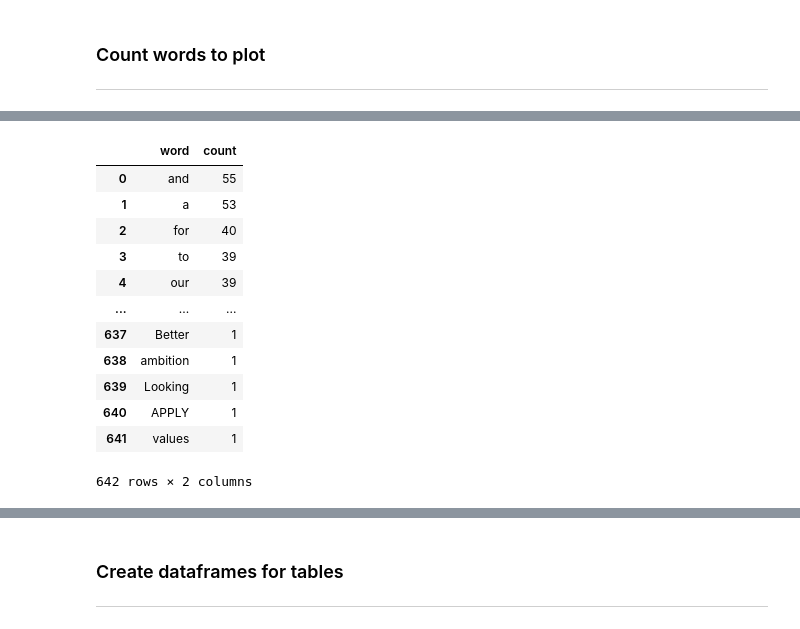
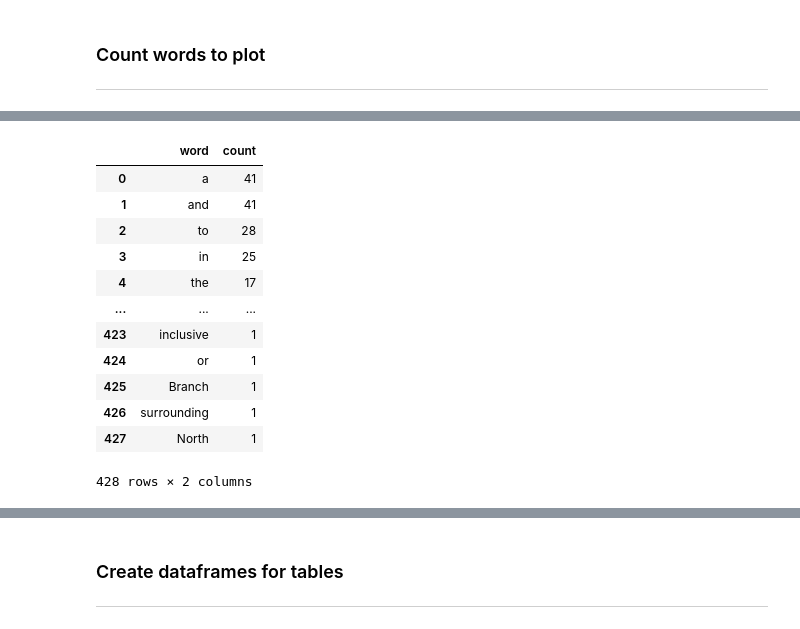
Before and after one commit to jonowood/Project_3, a Jupyter notebook: Webscraper Clean - Jon-checkpoint.ipynb, the cells around one changed output, grey strips where cells are left out. Cells and saved outputs as stored; diff of their text form; code cells hidden in the pictures.

```diff
--- a/Webscraper Clean - Jon-checkpoint.ipynb
+++ b/Webscraper Clean - Jon-checkpoint.ipynb
@@ -177,7 +158,6 @@ engineering_df
 # create word count for each job type
 # word cloud
 # count, tally and describe words in short_description
-# job_field = ['construction', 'engineering', 'healthcare-medical', 'sales', 'jobs-in-community-services-development']
 
 
 # construction
@@ -191,44 +171,44 @@ construction_count = (construction_df['short_description'].str.split(expand=True
 engineering_count = (engineering_df['short_description'].str.split(expand=True)
               .stack()
               .value_counts()
               .rename_axis('word')
               .reset_index(name='count'))
 
 # construction
 healthcare_medical_count = (healthcare_medical_df['short_description'].str.split(expand=True)
               .stack()
               .value_counts()
               .rename_axis('word')
               .reset_index(name='count'))
 
 # construction
 sales_count = (sales_df['short_description'].str.split(expand=True)
               .stack()
               .value_counts()
               .rename_axis('word')
               .reset_index(name='count'))
 
 # construction
-jobs_in_community_services_development = (jobs_in_community_services_development_df['short_description'].str.split(expand=True)
+jobs_in_community_services_development_count = (jobs_in_community_services_development_df['short_description'].str.split(expand=True)
               .stack()
               .value_counts()
               .rename_axis('word')
               .reset_index(name='count'))
 
 
 
-healthcare_medical_count
+jobs_in_community_services_development_count
 # %% [output]
 |  | word | count |
-| 0 | and | 55 |
-| 1 | a | 53 |
-| 2 | for | 40 |
-| 3 | to | 39 |
-| 4 | our | 39 |
+| 0 | a | 41 |
+| 1 | and | 41 |
+| 2 | to | 28 |
+| 3 | in | 25 |
+| 4 | the | 17 |
 | ... | ... | ... |
-| 637 | Better | 1 |
-| 638 | ambition | 1 |
-| 639 | Looking | 1 |
-| 640 | APPLY | 1 |
-| 641 | values | 1 |
+| 423 | inclusive | 1 |
+| 424 | or | 1 |
+| 425 | Branch | 1 |
+| 426 | surrounding | 1 |
+| 427 | North | 1 |
-642 rows × 2 columns
+428 rows × 2 columns
```
Also changed, not shown: parts of 8 cells of this notebook.
